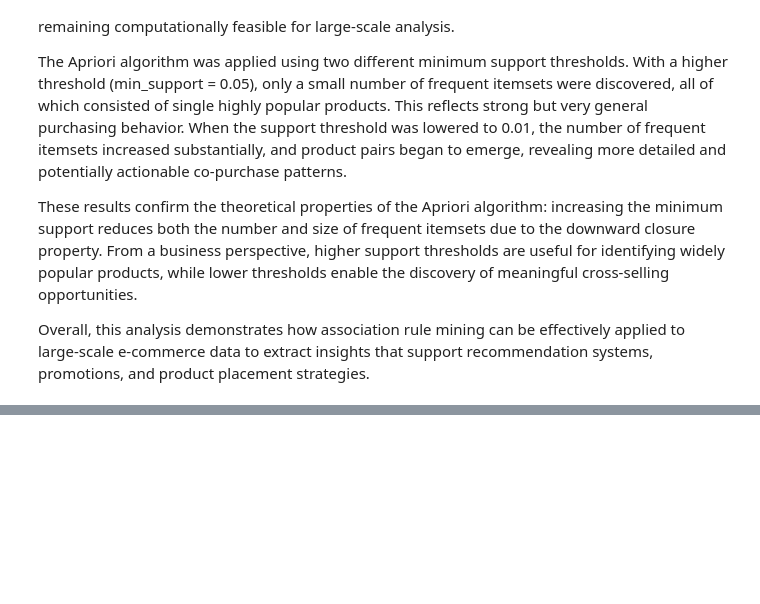
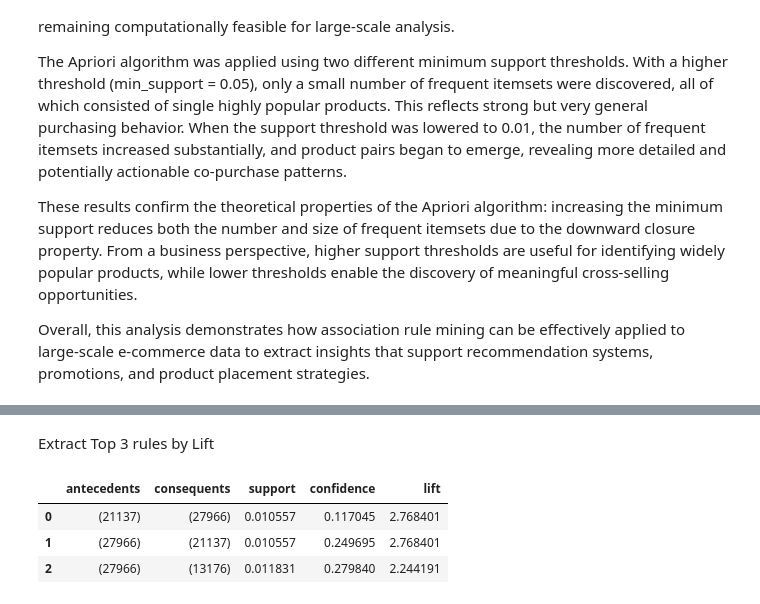
Before and after one commit to SaeedPakniat/ECom_HW3, a Jupyter notebook: Homework3.ipynb, the cells around one changed output, grey strips where cells are left out. Saved outputs shown, nothing was run; the diff lists cells and outputs as text; code cells hidden in the pictures; blank space fills up the shorter version.

```diff
--- a/Homework3.ipynb
+++ b/Homework3.ipynb
@@ -471,0 +527,11 @@ Overall, this analysis demonstrates how association rule mining can be effective
+# %% [markdown]
+Extract Top 3 rules by Lift
+# %%
+# ---- TASK 5.3: Top 3 rules by Lift ----
+top_3_rules = rules_clean.head(3)
+top_3_rules
+# %% [output]
+|  | antecedents | consequents | support | confidence | lift |
+| 0 | (21137) | (27966) | 0.010557 | 0.117045 | 2.768401 |
+| 1 | (27966) | (21137) | 0.010557 | 0.249695 | 2.768401 |
+| 2 | (27966) | (13176) | 0.011831 | 0.279840 | 2.244191 |
```
Also changed, not shown: parts of 8 cells of this notebook.
